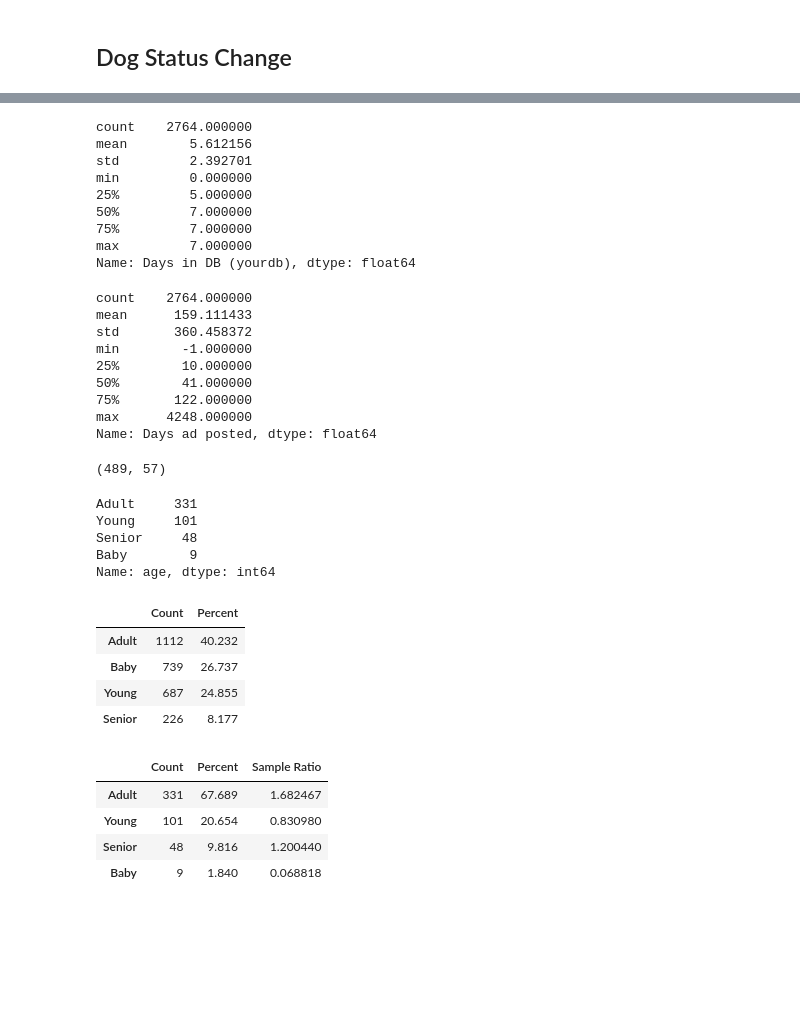
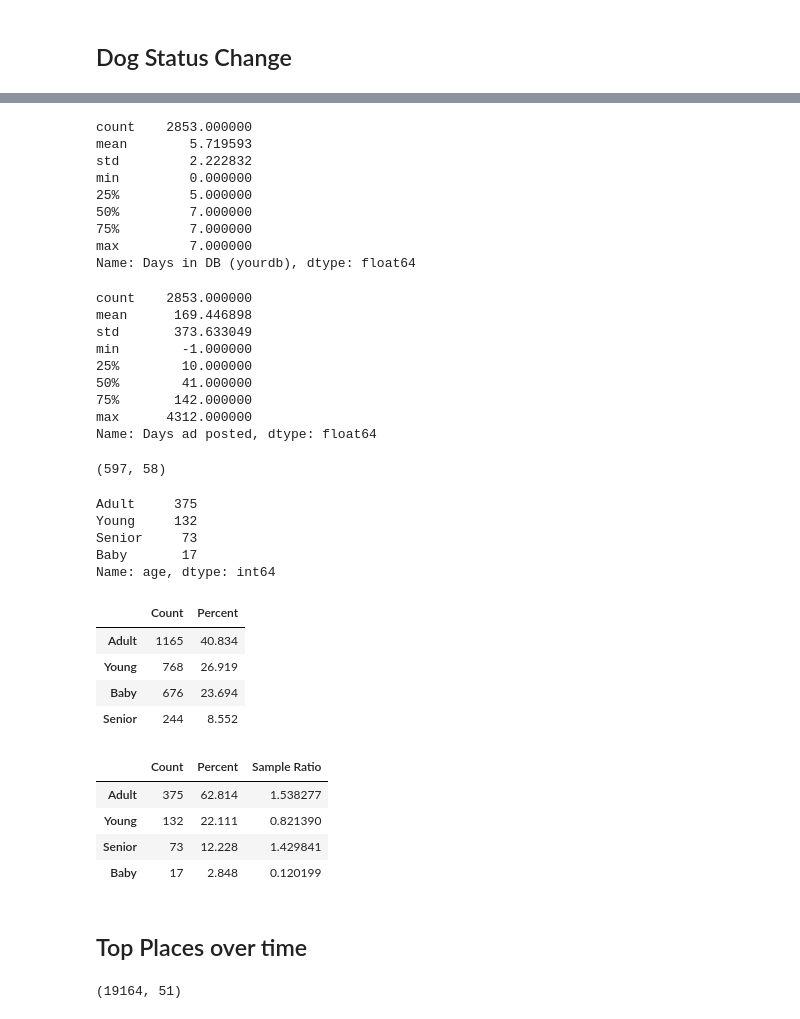
Before and after one commit to malctaylor15/adopting_pets, a Jupyter notebook: S2. Peak at Daily Data.ipynb, the cells around one changed output, grey strips where cells are left out. Cells and saved outputs as stored; diff of their text form; code cells hidden in the pictures; blank space fills up the shorter version.

```diff
--- a/S2. Peak at Daily Data.ipynb
+++ b/S2. Peak at Daily Data.ipynb
@@ -7,7 +7,7 @@ tz = pytz.timezone('UTC')
 pd.set_option("display.max_columns", 100)
 pd.set_option("display.max_colwidth", 200)
 # %%
-def cnts_pcts(series):
+def get_cnts_pcts(series):
     cnts = series.value_counts()
     pcts = 100*series.value_counts(normalize=True).round(5)
     combo = pd.concat({"Count":cnts, "Percent": pcts}, axis=1)
@@ -59,6 +115,9 @@ two_weeks_str = str(two_weeks.date())
 # %%
 data_raw = pd.read_sql(f"""
-select * from dog_10475_30mi
+select dogs.*, orgs.name as org_name
+from dog_10475_30mi dogs
+left join Organizations orgs
+on dogs.organization_id = orgs.id
 where date_saved between '{two_weeks_str}' and '{today_str}'
 """ , con)
 data_raw['published_at'] = pd.to_datetime(data_raw['published_at'])
@@ -182,0 +278,4 @@ Name: organization_id, Length: 180, dtype: int64
+# %%
+data_raw = data_raw.sort_values('date_saved')
+dedup_all_dogs = data_raw.drop_duplicates(subset=['id'])
+dedup_all_dogs.shape
@@ -245,9 +445,9 @@ Shape:  (2764, 57)
 # %%
 dog_gb['Days in DB (yourdb)'].describe()
 # %% [output]
-count    2764.000000
-mean        5.612156
-std         2.392701
+count    2853.000000
+mean        5.719593
+std         2.222832
 min         0.000000
 25%         5.000000
 50%         7.000000
@@ -257,44 +457,46 @@ Name: Days in DB (yourdb), dtype: float64
 # %%
 dog_gb['Days ad posted'].describe()
 # %% [output]
-count    2764.000000
-mean      159.111433
-std       360.458372
+count    2853.000000
+mean      169.446898
+std       373.633049
 min        -1.000000
 25%        10.000000
 50%        41.000000
-75%       122.000000
-max      4248.000000
+75%       142.000000
+max      4312.000000
 Name: Days ad posted, dtype: float64
 # %%
 long_ad_posted_dogs = dog_gb[dog_gb['Days ad posted'] >= 180]
 long_ad_posted_dogs.shape
 # %% [output]
-(489, 57)
+(597, 58)
 # %%
 long_ad_posted_dogs['age'].value_counts()
 # %% [output]
-Adult     331
-Young     101
-Senior     48
-Baby        9
+Adult     375
+Young     132
+Senior     73
+Baby       17
 Name: age, dtype: int64
 # %%
-age_cnts = cnts_pcts(dog_gb['age'])
+age_cnts = get_cnts_pcts(dog_gb['age'])
 age_cnts
 # %% [output]
 |  | Count | Percent |
-| Adult | 1112 | 40.232 |
-| Baby | 739 | 26.737 |
-| Young | 687 | 24.855 |
-| Senior | 226 | 8.177 |
+| Adult | 1165 | 40.834 |
+| Young | 768 | 26.919 |
+| Baby | 676 | 23.694 |
+| Senior | 244 | 8.552 |
 # %%
-long_ad_posted_age_cnts = cnts_pcts(long_ad_posted_dogs['age'])
+long_ad_posted_age_cnts = get_cnts_pcts(long_ad_posted_dogs['age'])
 long_ad_posted_age_cnts['Sample Ratio'] = long_ad_posted_age_cnts['Percent']/age_cnts['Percent']
 long_ad_posted_age_cnts
 # %% [output]
 |  | Count | Percent | Sample Ratio |
-| Adult | 331 | 67.689 | 1.682467 |
-| Young | 101 | 20.654 | 0.830980 |
-| Senior | 48 | 9.816 | 1.200440 |
-| Baby | 9 | 1.840 | 0.068818 |
+| Adult | 375 | 62.814 | 1.538277 |
+| Young | 132 | 22.111 | 0.821390 |
+| Senior | 73 | 12.228 | 1.429841 |
+| Baby | 17 | 2.848 | 0.120199 |
+# %% [markdown]
+## Top Places over time
@@ -300,0 +506,4 @@ long_ad_posted_age_cnts
+# %%
+data_raw.shape
+# %% [output]
+(19164, 51)
```
Also changed, not shown: parts of 44 cells of this notebook, 7 other files.
